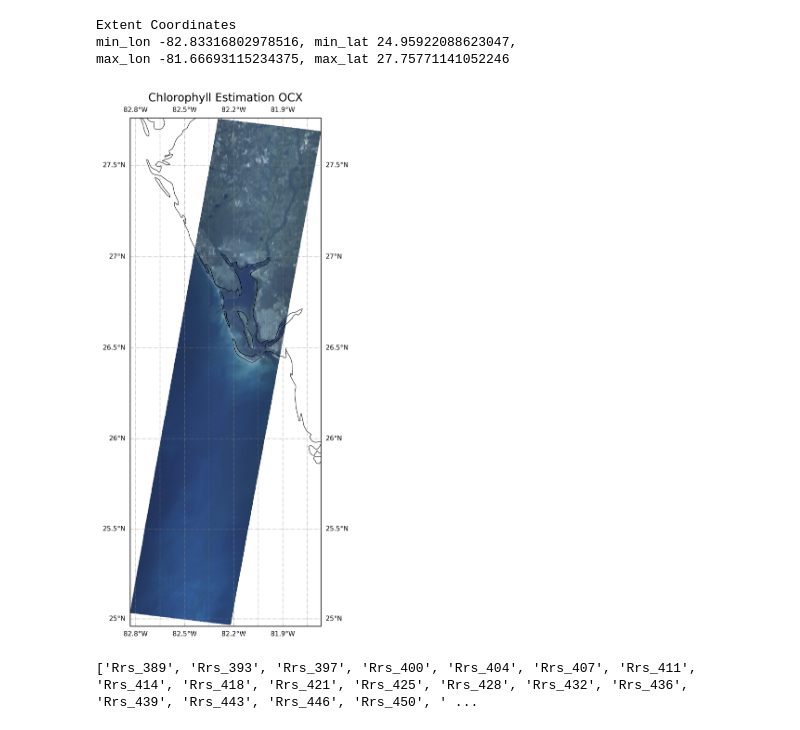
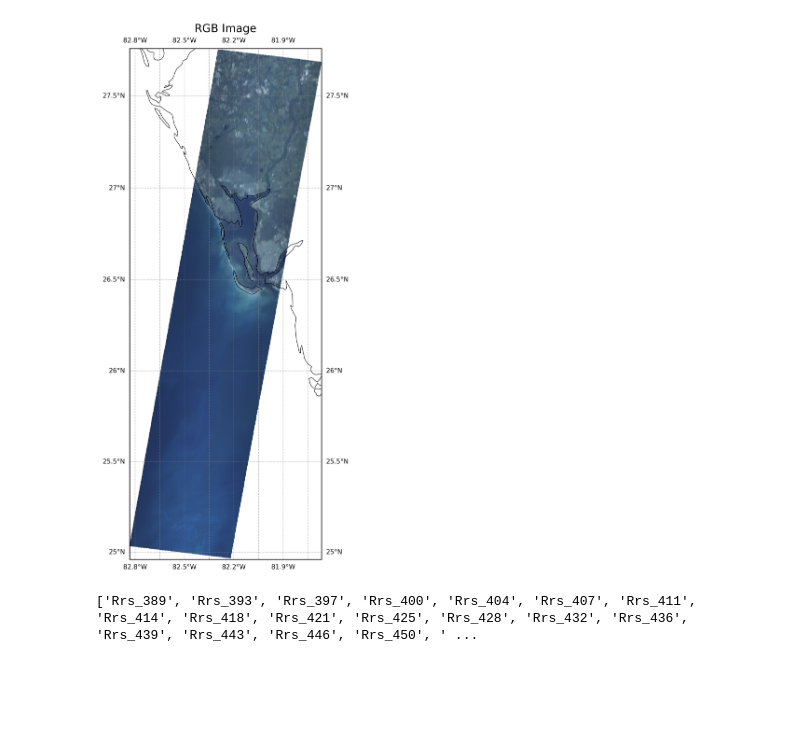
Before and after one commit to DevAlvaroF/HYPSO-Reading, a Jupyter notebook: demo.ipynb, the cells around one changed output. Cells and saved outputs as stored; diff of their text form; code cells hidden in the pictures; blank space fills up the shorter version.

Commit message:
Separate submodules and fix warnings on map plot

```diff
--- a/demo.ipynb
+++ b/demo.ipynb
@@ -1,18 +1,20 @@
 # %%
-from hypsoreader.plot.map import SatelliteClass, show_image
-from hypsoreader.spectra.coefficients import print_this
+from hypsoreader.plot import show_rgb, plot_chlorophyll
+from hypsoreader.spectra import print_this
+from hypsoreader import Satellite
 
+hypso_dir = r"/Users/alvaroflores/Documents/florida_2023-01-07_1524Z"
 
-hypso_dir = r"D:\4th Semester\Code\Datasets\Bundles\Bundle2\florida_2023-01-07_1524Z"
+satobj = Satellite(hypso_dir)
 
-satobj = SatelliteClass(hypso_dir)
-
-show_image(satobj, overlapSatImg=True)
+show_rgb(satobj)
 
 print_this()
+
+import numpy as np
+chl_array = np.random.randint(1, 100, size=satobj.spatialDim, dtype="uint8")
+
+# plot_chlorophyll(satobj,chl_array)
 # %% [output]
+[figure, new version]
-Extent Coordinates
-min_lon -82.83316802978516, min_lat 24.95922088623047,
-max_lon -81.66693115234375, max_lat 27.75771141052246
+['Rrs_389', 'Rrs_393', 'Rrs_397', 'Rrs_400', 'Rrs_404', 'Rrs_407', 'Rrs_411', 'Rrs_414', 'Rrs_418', 'Rrs_421', 'Rrs_425', 'Rrs_428', 'Rrs_432', 'Rrs_436', 'Rrs_439', 'Rrs_443', 'Rrs_446', 'Rrs_450', ' ...
-[figure, old version]
-['Rrs_389', 'Rrs_393', 'Rrs_397', 'Rrs_400', 'Rrs_404', 'Rrs_407', 'Rrs_411', 'Rrs_414', 'Rrs_418', 'Rrs_421', 'Rrs_425', 'Rrs_428', 'Rrs_432', 'Rrs_436', 'Rrs_439', 'Rrs_443', 'Rrs_446', 'Rrs_450', ' ...
```
Also changed, not shown: 16 other files.
